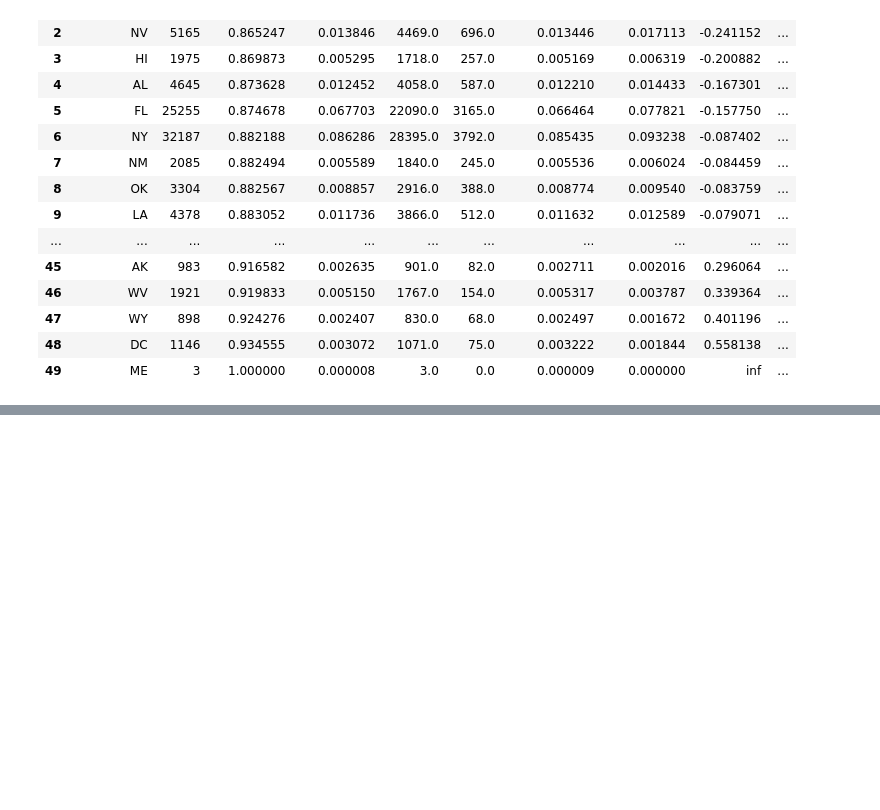
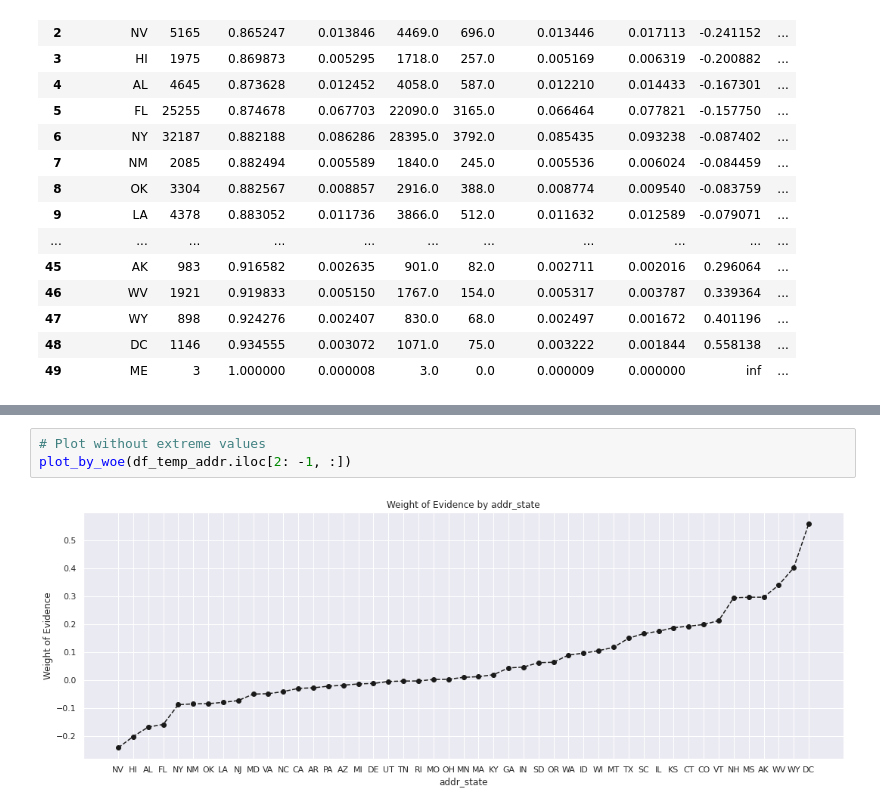
Before and after one commit to rpdieego/credit_risk_modeling, a Jupyter notebook: Credit_Risk_Modeling.ipynb, the cells around one changed output, grey strips where cells are left out. Saved outputs shown, nothing was run; the diff lists cells and outputs as text; blank space fills up the shorter version.

```diff
--- a/Credit_Risk_Modeling.ipynb
+++ b/Credit_Risk_Modeling.ipynb
@@ -824,0 +844,5 @@ plot_by_woe(df_temp_addr.iloc[2: -2, :])
+# %%
+# Plot without extreme values
+plot_by_woe(df_temp_addr.iloc[2: -1, :])
+# %% [output]
+[figure, added]
```
Also changed, not shown: parts of 52 cells of this notebook.
